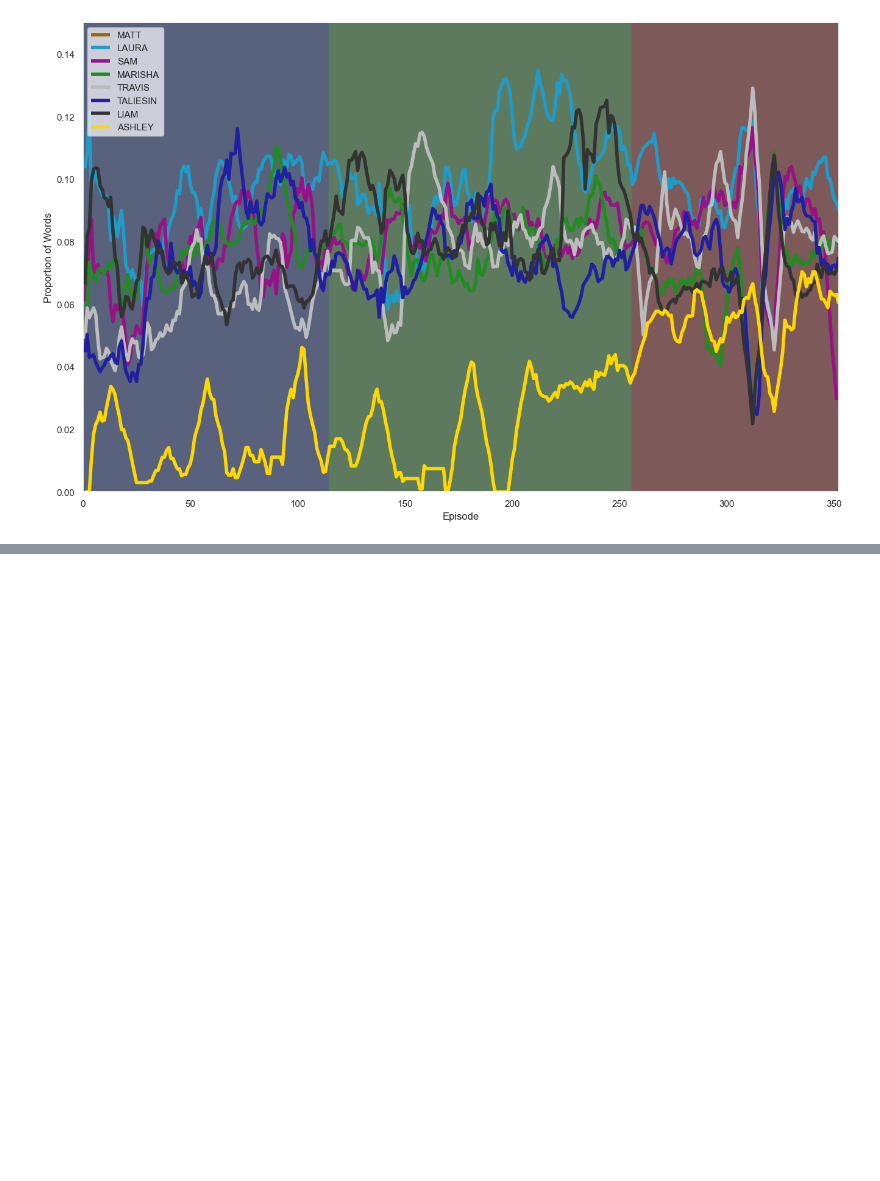
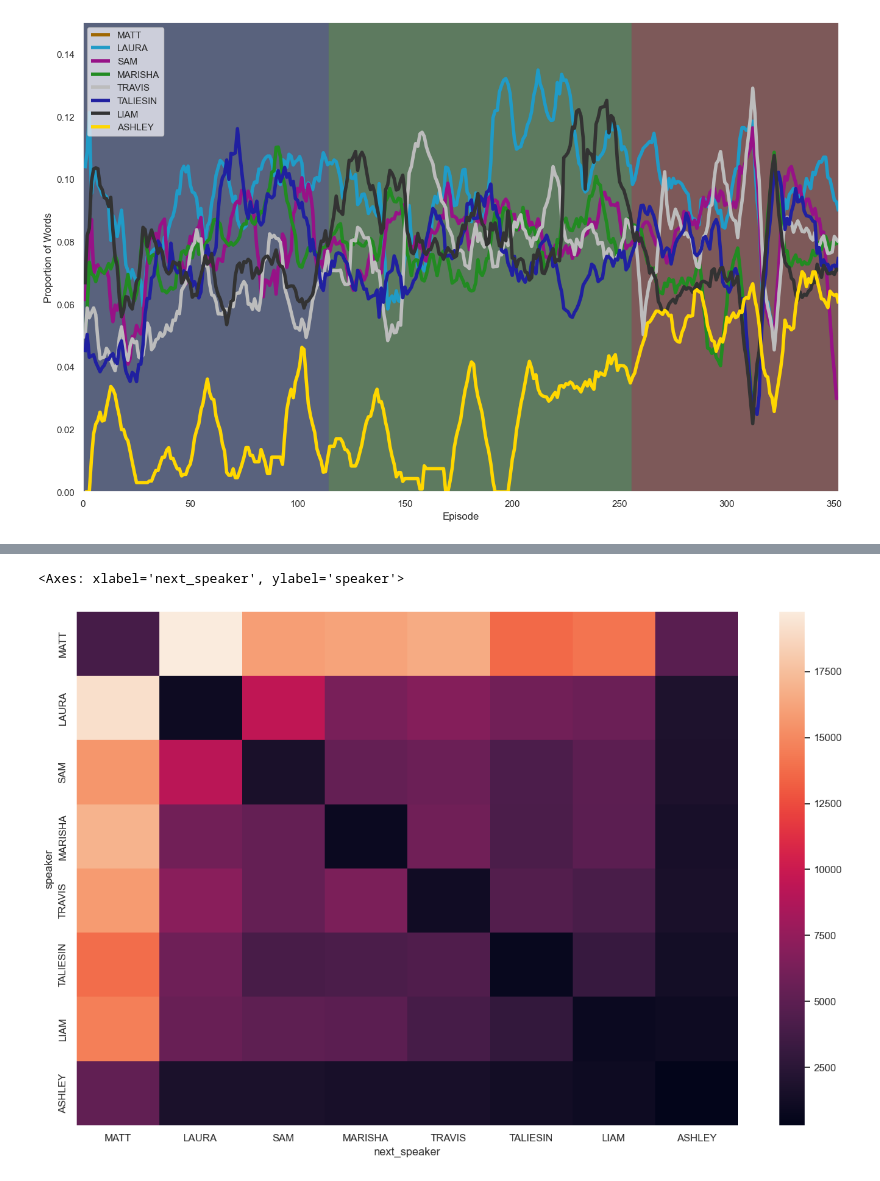
Before and after one commit to wmchad/CritRoleAI, a Jupyter notebook: notebooks/exploration/02_compare_campaigns.ipynb, the cells around one changed output, grey strips where cells are left out. Saved outputs shown, nothing was run; the diff lists cells and outputs as text; code cells hidden in the pictures; blank space fills up the shorter version.

```diff
--- a/notebooks/exploration/02_compare_campaigns.ipynb
+++ b/notebooks/exploration/02_compare_campaigns.ipynb
@@ -644,0 +708,6 @@ sns.move_legend(ax, "upper left")
+# %%
+c2_speaker_pairs = GetSpeakerPairs(speaker_order.loc[speaker_order.campaign_no == 2])
+sns.heatmap(c2_speaker_pairs)
+# %% [output]
+<Axes: xlabel='next_speaker', ylabel='speaker'>
+[figure, added]
```
Also changed, not shown: parts of 9 cells of this notebook, 1 other file.
